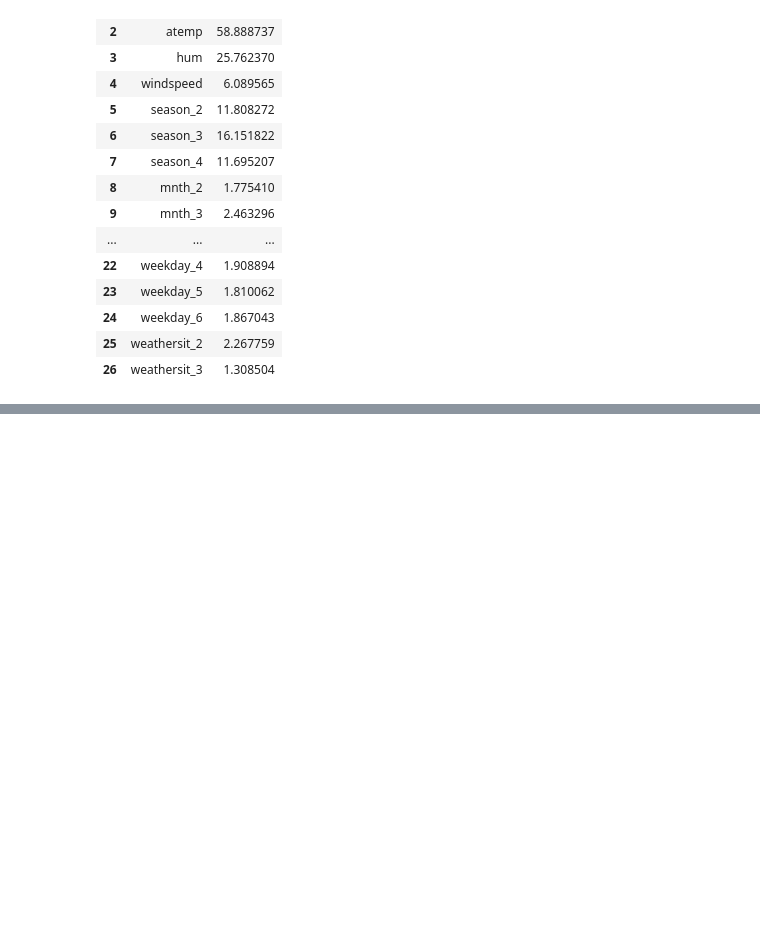
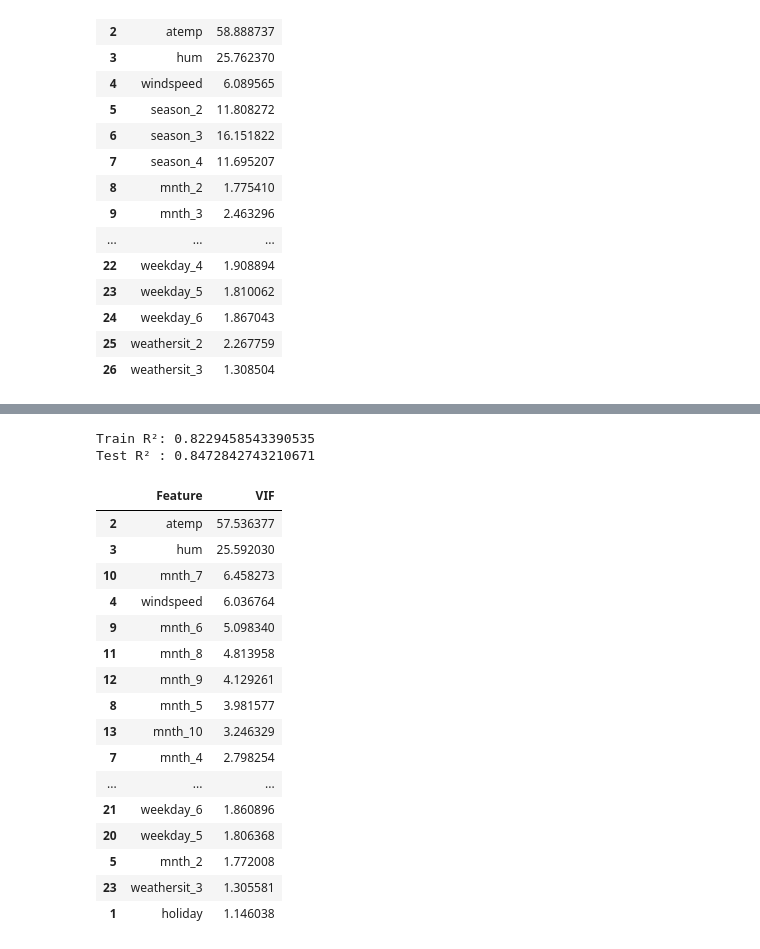
Before and after one commit to purnima928/LogicMojo-AI-ML-June26-Purnima928, a Jupyter notebook: notebooks/bike_rental.ipynb, the cells around one changed output, grey strips where cells are left out. Saved outputs shown, nothing was run; the diff lists cells and outputs as text; code cells hidden in the pictures; blank space fills up the shorter version.

```diff
--- a/notebooks/bike_rental.ipynb
+++ b/notebooks/bike_rental.ipynb
@@ -747,0 +758,51 @@ vif
+# %%
+# We see that the vif is still high for atemp, it appears the season or month might be correlated with atemp. We willl drop month and later season and keep month and see how both of it impacts
+# Drop season dummies
+X_train_exp1 = X_train.drop(columns=["season_2", "season_3", "season_4"])
+X_test_exp1 = X_test.drop(columns=["season_2", "season_3", "season_4"])
+
+# Scale
+scaler = StandardScaler()
+X_train_exp1_scaled = scaler.fit_transform(X_train_exp1)
+X_test_exp1_scaled = scaler.transform(X_test_exp1)
+
+# Train
+model = LinearRegression()
+model.fit(X_train_exp1_scaled, y_train)
+
+# Predictions
+y_pred_train = model.predict(X_train_exp1_scaled)
+y_pred_test = model.predict(X_test_exp1_scaled)
+
+# Metrics
+print("Train R²:", r2_score(y_train, y_pred_train))
+print("Test R² :", r2_score(y_test, y_pred_test))
+
+# VIF
+vif = pd.DataFrame({
+    "Feature": X_train_exp1.columns,
+    "VIF": [variance_inflation_factor(X_train_exp1.values, i)
+            for i in range(X_train_exp1.shape[1])]
+})
+
+display(vif.sort_values("VIF", ascending=False))
+# %% [output]
+Train R²: 0.8229458543390535
+Test R² : 0.8472842743210671
+|  | Feature | VIF |
+| 2 | atemp | 57.536377 |
+| 3 | hum | 25.592030 |
+| 10 | mnth_7 | 6.458273 |
+| 4 | windspeed | 6.036764 |
+| 9 | mnth_6 | 5.098340 |
+| 11 | mnth_8 | 4.813958 |
+| 12 | mnth_9 | 4.129261 |
+| 8 | mnth_5 | 3.981577 |
+| 13 | mnth_10 | 3.246329 |
+| 7 | mnth_4 | 2.798254 |
+| ... | ... | ... |
+| 21 | weekday_6 | 1.860896 |
+| 20 | weekday_5 | 1.806368 |
+| 5 | mnth_2 | 1.772008 |
+| 23 | weathersit_3 | 1.305581 |
+| 1 | holiday | 1.146038 |
```
Also changed, not shown: parts of 3 cells of this notebook, 1 other file.
